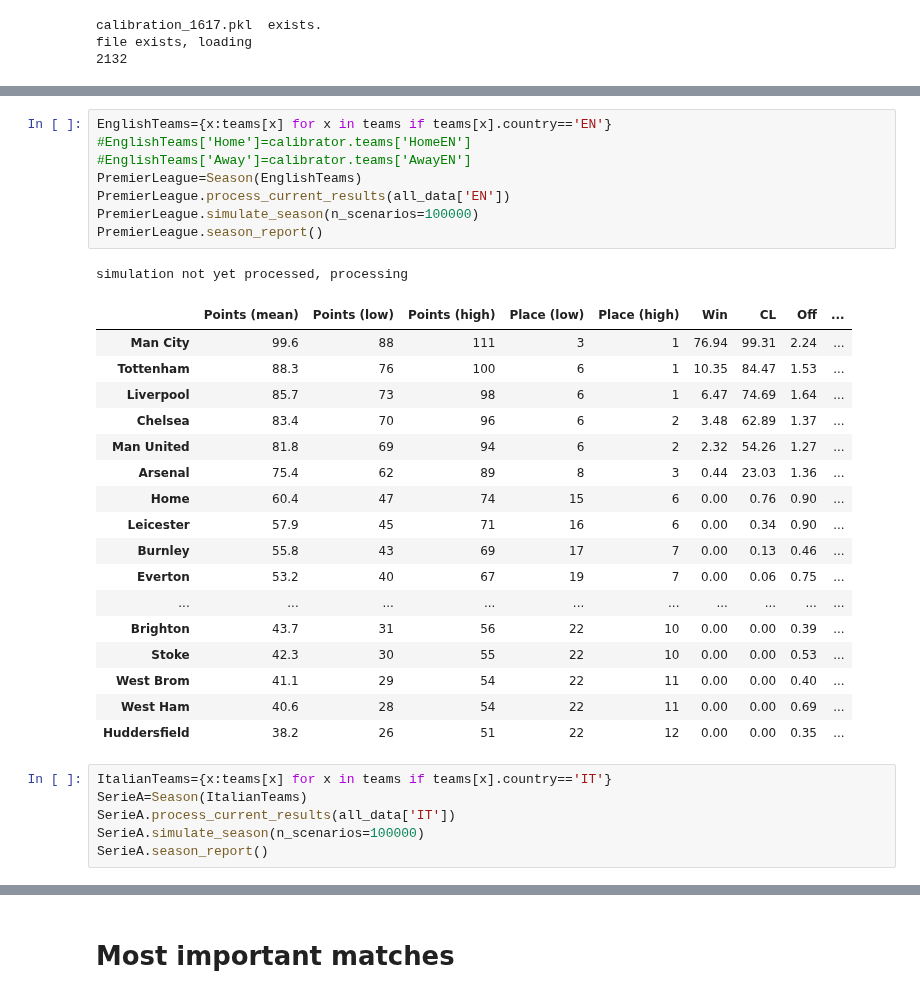
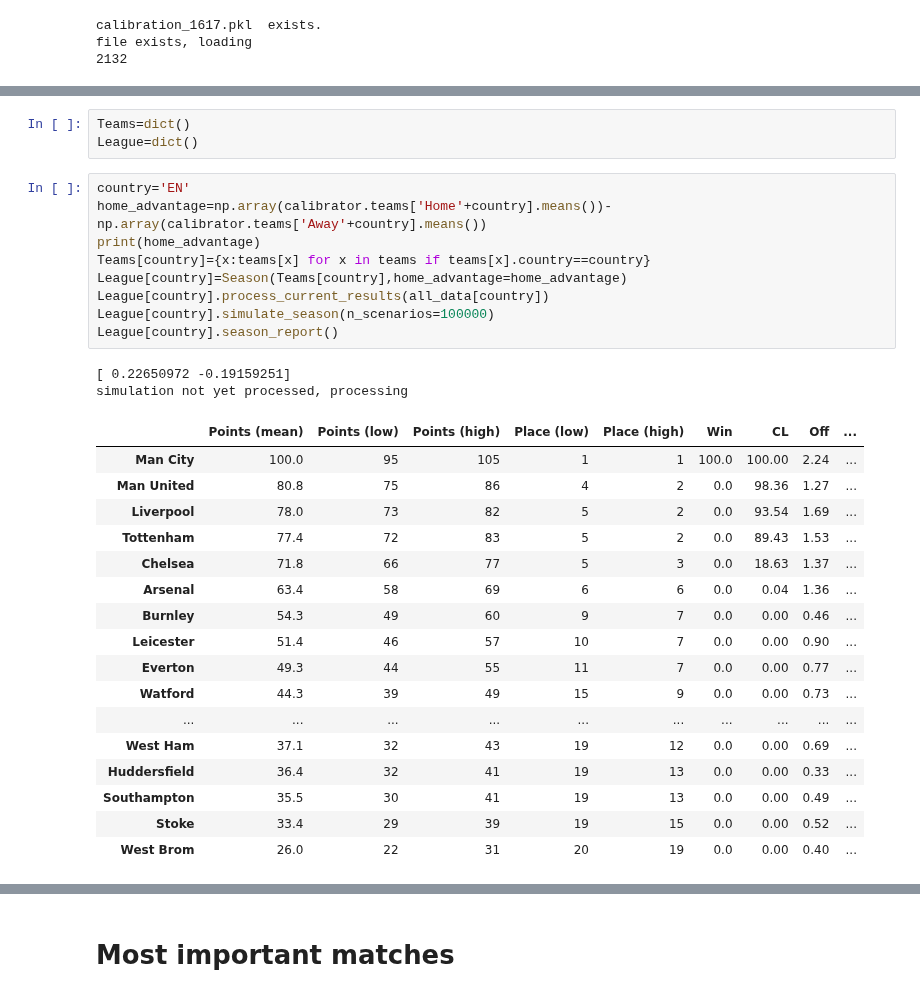
Before and after one commit to tchnvkng/python_notebooks, a Jupyter notebook: premier_league/pl2.ipynb, the cells around one changed output, grey strips where cells are left out. Drawn from its saved outputs; the diff is of its cells as text.

```diff
--- a/premier_league/pl2.ipynb
+++ b/premier_league/pl2.ipynb
@@ -73,33 +64,32 @@ array([<matplotlib.axes._subplots.AxesSubplot object at 0x...>,
-# %%
-EnglishTeams={x:teams[x] for x in teams if teams[x].country=='EN'}
-#EnglishTeams['Home']=calibrator.teams['HomeEN']
-#EnglishTeams['Away']=calibrator.teams['AwayEN']
-PremierLeague=Season(EnglishTeams)
-PremierLeague.process_current_results(all_data['EN'])
-PremierLeague.simulate_season(n_scenarios=100000)
-PremierLeague.season_report()
-# %% [output]
-simulation not yet processed, processing
-|  | Points (mean) | Points (low) | Points (high) | Place (low) | Place (high) | Win | CL | Off | ... |
-| Man City | 99.6 | 88 | 111 | 3 | 1 | 76.94 | 99.31 | 2.24 | ... |
-| Tottenham | 88.3 | 76 | 100 | 6 | 1 | 10.35 | 84.47 | 1.53 | ... |
-| Liverpool | 85.7 | 73 | 98 | 6 | 1 | 6.47 | 74.69 | 1.64 | ... |
-| Chelsea | 83.4 | 70 | 96 | 6 | 2 | 3.48 | 62.89 | 1.37 | ... |
-| Man United | 81.8 | 69 | 94 | 6 | 2 | 2.32 | 54.26 | 1.27 | ... |
-| Arsenal | 75.4 | 62 | 89 | 8 | 3 | 0.44 | 23.03 | 1.36 | ... |
-| Home | 60.4 | 47 | 74 | 15 | 6 | 0.00 | 0.76 | 0.90 | ... |
-| Leicester | 57.9 | 45 | 71 | 16 | 6 | 0.00 | 0.34 | 0.90 | ... |
-| Burnley | 55.8 | 43 | 69 | 17 | 7 | 0.00 | 0.13 | 0.46 | ... |
-| Everton | 53.2 | 40 | 67 | 19 | 7 | 0.00 | 0.06 | 0.75 | ... |
-| ... | ... | ... | ... | ... | ... | ... | ... | ... | ... |
-| Brighton | 43.7 | 31 | 56 | 22 | 10 | 0.00 | 0.00 | 0.39 | ... |
-| Stoke | 42.3 | 30 | 55 | 22 | 10 | 0.00 | 0.00 | 0.53 | ... |
-| West Brom | 41.1 | 29 | 54 | 22 | 11 | 0.00 | 0.00 | 0.40 | ... |
-| West Ham | 40.6 | 28 | 54 | 22 | 11 | 0.00 | 0.00 | 0.69 | ... |
-| Huddersfield | 38.2 | 26 | 51 | 22 | 12 | 0.00 | 0.00 | 0.35 | ... |
+# %%
+Teams=dict()
+League=dict()
 # %%
-ItalianTeams={x:teams[x] for x in teams if teams[x].country=='IT'}
-SerieA=Season(ItalianTeams)
-SerieA.process_current_results(all_data['IT'])
-SerieA.simulate_season(n_scenarios=100000)
-SerieA.season_report()
+country='EN'
+home_advantage=np.array(calibrator.teams['Home'+country].means())-np.array(calibrator.teams['Away'+country].means())
+print(home_advantage)
+Teams[country]={x:teams[x] for x in teams if teams[x].country==country}
+League[country]=Season(Teams[country],home_advantage=home_advantage)
+League[country].process_current_results(all_data[country])
+League[country].simulate_season(n_scenarios=100000)
+League[country].season_report()
+# %% [output]
+[ 0.22650972 -0.19159251]
+simulation not yet processed, processing
+|  | Points (mean) | Points (low) | Points (high) | Place (low) | Place (high) | Win | CL | Off | ... |
+| Man City | 100.0 | 95 | 105 | 1 | 1 | 100.0 | 100.00 | 2.24 | ... |
+| Man United | 80.8 | 75 | 86 | 4 | 2 | 0.0 | 98.36 | 1.27 | ... |
+| Liverpool | 78.0 | 73 | 82 | 5 | 2 | 0.0 | 93.54 | 1.69 | ... |
+| Tottenham | 77.4 | 72 | 83 | 5 | 2 | 0.0 | 89.43 | 1.53 | ... |
+| Chelsea | 71.8 | 66 | 77 | 5 | 3 | 0.0 | 18.63 | 1.37 | ... |
+| Arsenal | 63.4 | 58 | 69 | 6 | 6 | 0.0 | 0.04 | 1.36 | ... |
+| Burnley | 54.3 | 49 | 60 | 9 | 7 | 0.0 | 0.00 | 0.46 | ... |
+| Leicester | 51.4 | 46 | 57 | 10 | 7 | 0.0 | 0.00 | 0.90 | ... |
+| Everton | 49.3 | 44 | 55 | 11 | 7 | 0.0 | 0.00 | 0.77 | ... |
+| Watford | 44.3 | 39 | 49 | 15 | 9 | 0.0 | 0.00 | 0.73 | ... |
+| ... | ... | ... | ... | ... | ... | ... | ... | ... | ... |
+| West Ham | 37.1 | 32 | 43 | 19 | 12 | 0.0 | 0.00 | 0.69 | ... |
+| Huddersfield | 36.4 | 32 | 41 | 19 | 13 | 0.0 | 0.00 | 0.33 | ... |
+| Southampton | 35.5 | 30 | 41 | 19 | 13 | 0.0 | 0.00 | 0.49 | ... |
+| Stoke | 33.4 | 29 | 39 | 19 | 15 | 0.0 | 0.00 | 0.52 | ... |
+| West Brom | 26.0 | 22 | 31 | 20 | 19 | 0.0 | 0.00 | 0.40 | ... |
```
Also changed, not shown: parts of 13 cells of this notebook, 1 other file.
